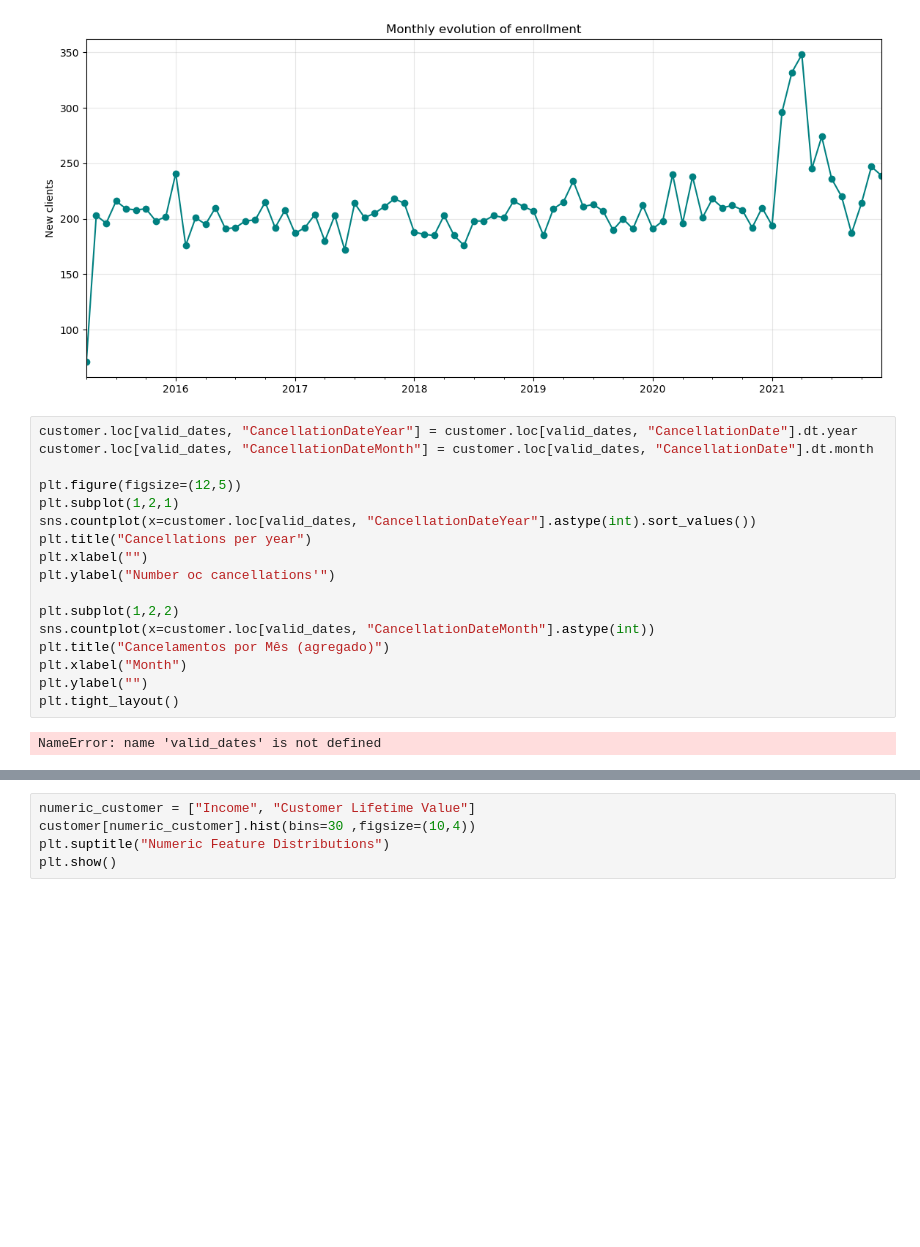
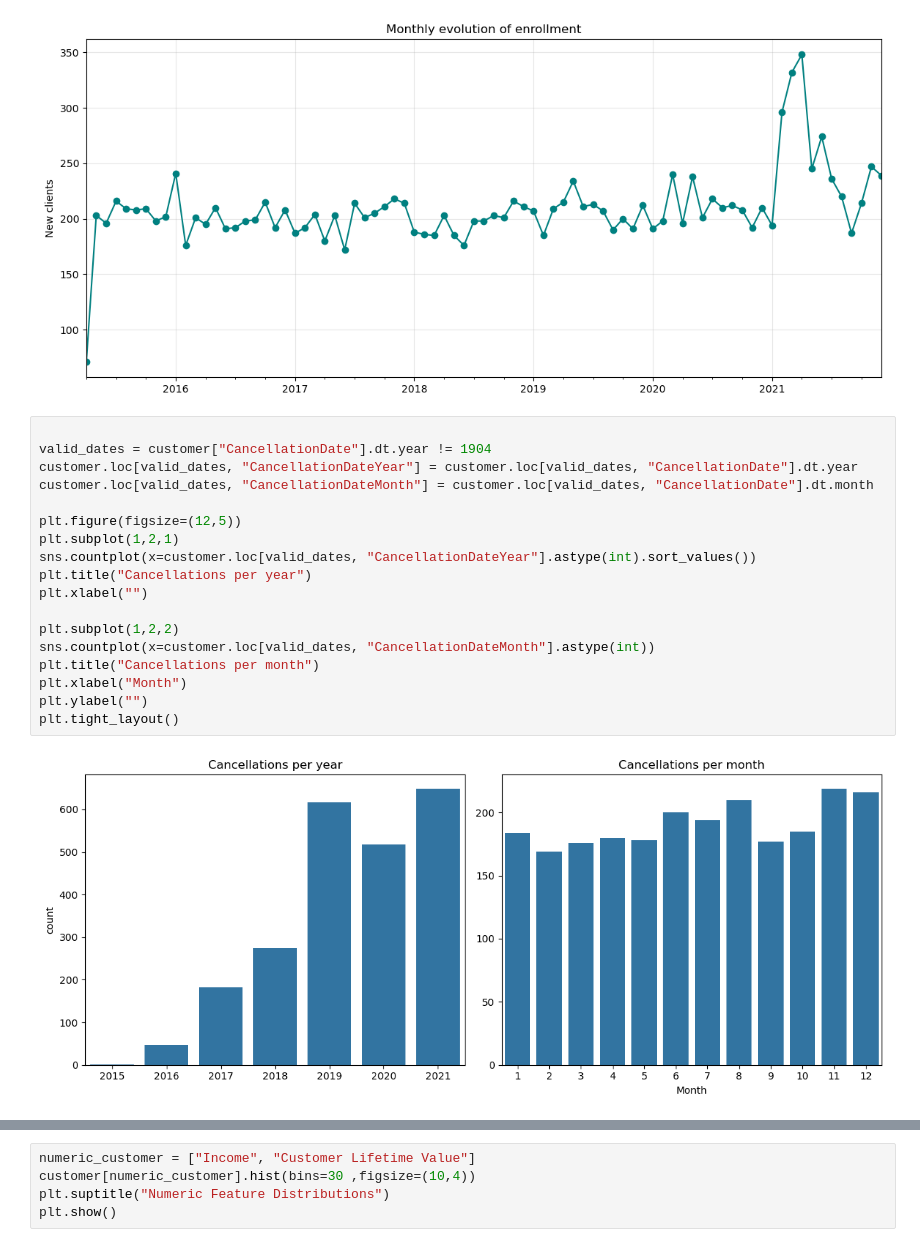
Before and after one commit to RuiSousaFerreiraIMS/DM_Project_Final, a Jupyter notebook: 16_10_DM.ipynb, the cells around one changed output, grey strips where cells are left out. Cells and saved outputs as stored; diff of their text form; blank space fills up the shorter version.

```diff
--- a/16_10_DM.ipynb
+++ b/16_10_DM.ipynb
@@ -539,22 +539,23 @@ plt.show()
 # %% [output]
 [figure]
 # %%
+
+valid_dates = customer["CancellationDate"].dt.year != 1904
 customer.loc[valid_dates, "CancellationDateYear"] = customer.loc[valid_dates, "CancellationDate"].dt.year
 customer.loc[valid_dates, "CancellationDateMonth"] = customer.loc[valid_dates, "CancellationDate"].dt.month
 
 plt.figure(figsize=(12,5))
 plt.subplot(1,2,1)
 sns.countplot(x=customer.loc[valid_dates, "CancellationDateYear"].astype(int).sort_values())
 plt.title("Cancellations per year")
 plt.xlabel("")
-plt.ylabel("Number oc cancellations'")
 
 plt.subplot(1,2,2)
 sns.countplot(x=customer.loc[valid_dates, "CancellationDateMonth"].astype(int))
-plt.title("Cancelamentos por Mês (agregado)")
+plt.title("Cancellations per month")
 plt.xlabel("Month")
 plt.ylabel("")
 plt.tight_layout()
 # %% [output]
-NameError: name 'valid_dates' is not defined
+[figure, added]
 # %%
```
Also changed, not shown: parts of 2 cells of this notebook.
